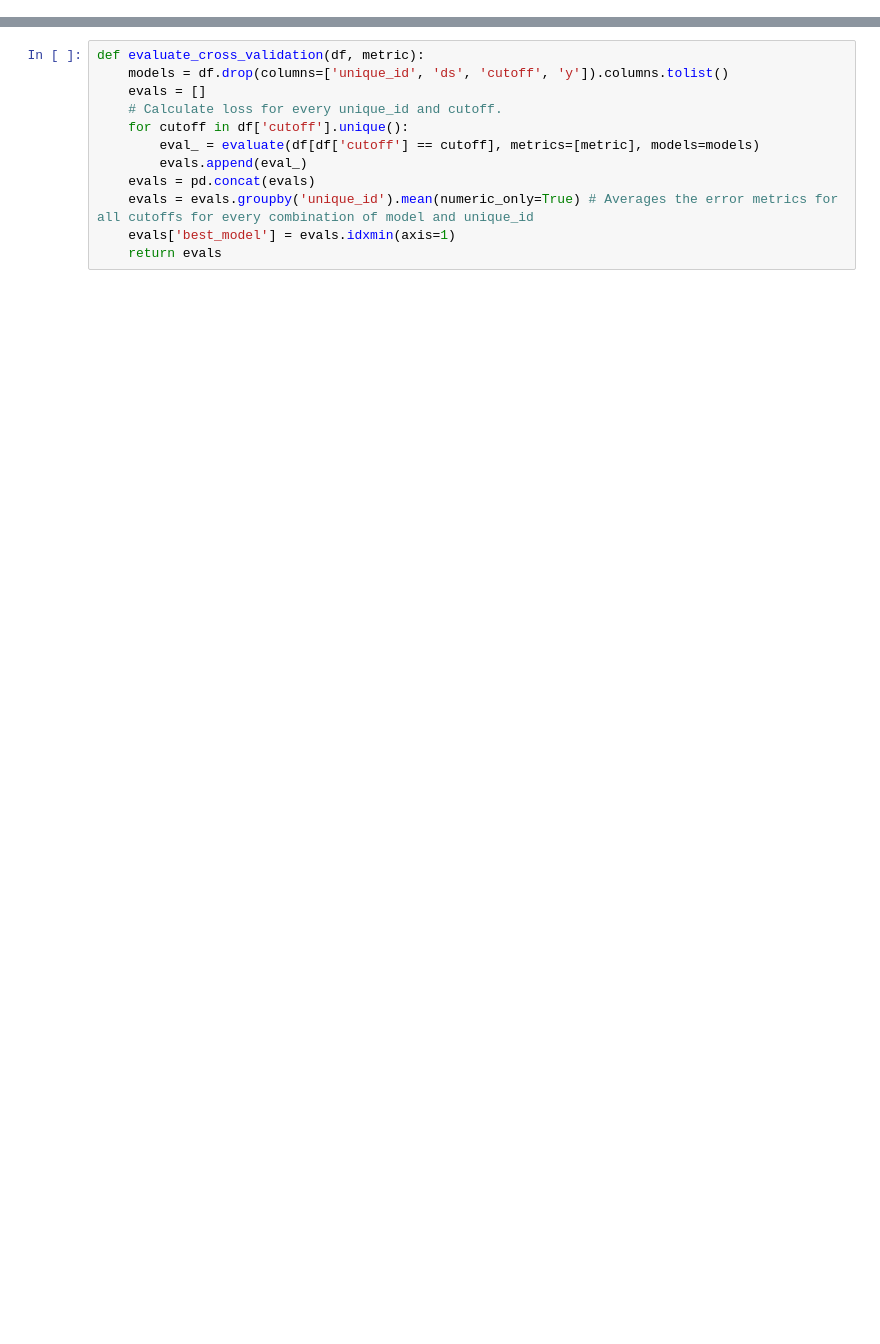
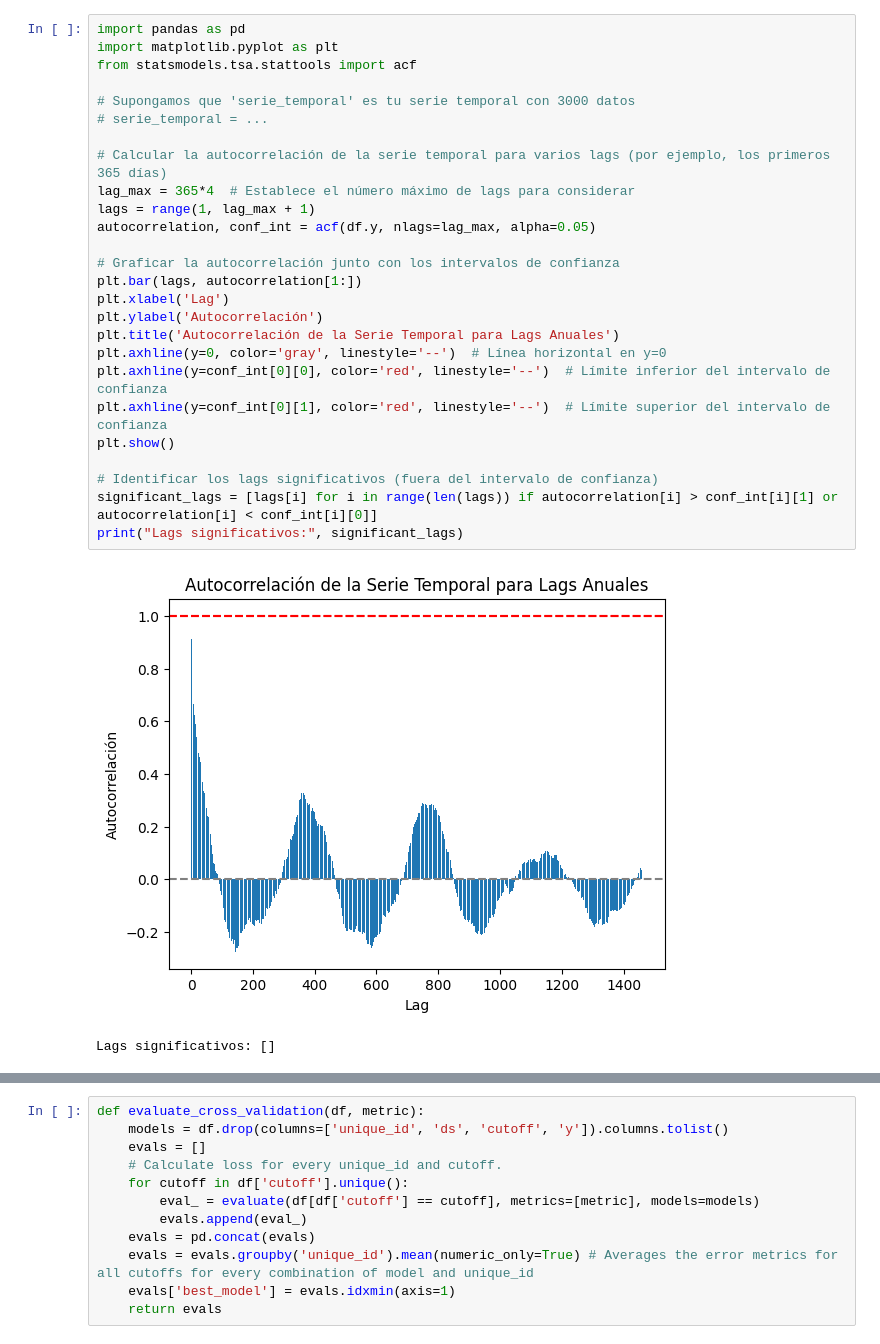
Before and after one commit to urieliram/forecast, a Jupyter notebook: multiple_series.ipynb, the cells around one changed output, grey strips where cells are left out. Saved outputs shown, nothing was run; the diff lists cells and outputs as text; blank space fills up the shorter version.

```diff
--- a/multiple_series.ipynb
+++ b/multiple_series.ipynb
@@ -31,2 +89,31 @@ StatsForecast.plot(Y_df)
+# %%
+import pandas as pd
+import matplotlib.pyplot as plt
+from statsmodels.tsa.stattools import acf
+
+# Supongamos que 'serie_temporal' es tu serie temporal con 3000 datos
+# serie_temporal = ...
+
+# Calcular la autocorrelación de la serie temporal para varios lags (por ejemplo, los primeros 365 días)
+lag_max = 365*4  # Establece el número máximo de lags para considerar
+lags = range(1, lag_max + 1)
+autocorrelation, conf_int = acf(df.y, nlags=lag_max, alpha=0.05)
+
+# Graficar la autocorrelación junto con los intervalos de confianza
+plt.bar(lags, autocorrelation[1:])
+plt.xlabel('Lag')
+plt.ylabel('Autocorrelación')
+plt.title('Autocorrelación de la Serie Temporal para Lags Anuales')
+plt.axhline(y=0, color='gray', linestyle='--')  # Línea horizontal en y=0
+plt.axhline(y=conf_int[0][0], color='red', linestyle='--')  # Límite inferior del intervalo de confianza
+plt.axhline(y=conf_int[0][1], color='red', linestyle='--')  # Límite superior del intervalo de confianza
+plt.show()
+
+# Identificar los lags significativos (fuera del intervalo de confianza)
+significant_lags = [lags[i] for i in range(len(lags)) if autocorrelation[i] > conf_int[i][1] or autocorrelation[i] < conf_int[i][0]]
+print("Lags significativos:", significant_lags)
+# %% [output]
+[figure, added]
+Lags significativos: []
 # %%
 # Create a list of models and instantiation parameters
```
Also changed, not shown: parts of 16 cells of this notebook, 3 other files.
